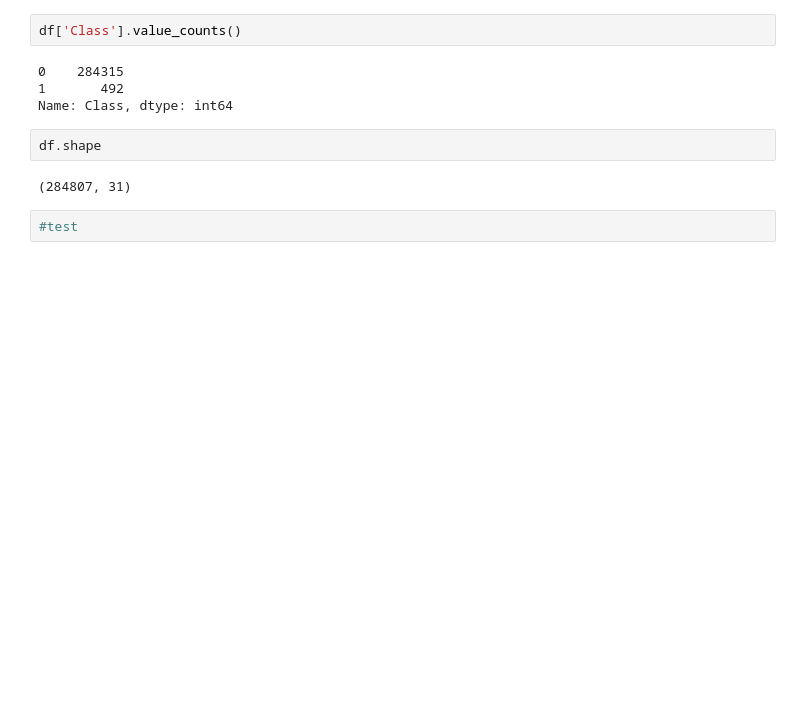
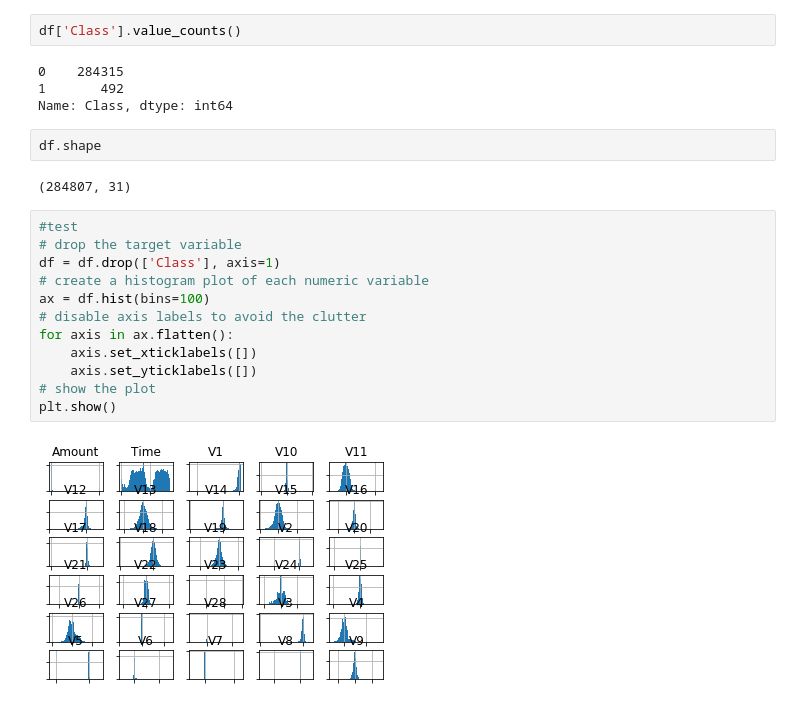
Before and after one commit to elsajun/CC-Fraud-Detection, a Jupyter notebook: Fraud Detection.ipynb, the cells around one changed output. Saved outputs shown, nothing was run; the diff lists cells and outputs as text; blank space fills up the shorter version.

```diff
--- a/Fraud Detection.ipynb
+++ b/Fraud Detection.ipynb
@@ -48,5 +48,17 @@ Name: Class, dtype: int64
 df.shape
 # %% [output]
 (284807, 31)
-# %%
-#test
+# %%
+#test
+# drop the target variable
+df = df.drop(['Class'], axis=1)
+# create a histogram plot of each numeric variable
+ax = df.hist(bins=100)
+# disable axis labels to avoid the clutter
+for axis in ax.flatten():
+    axis.set_xticklabels([])
+    axis.set_yticklabels([])
+# show the plot
+plt.show()
+# %% [output]
+[figure, added]
```
Also changed, not shown: parts of 2 cells of this notebook.
